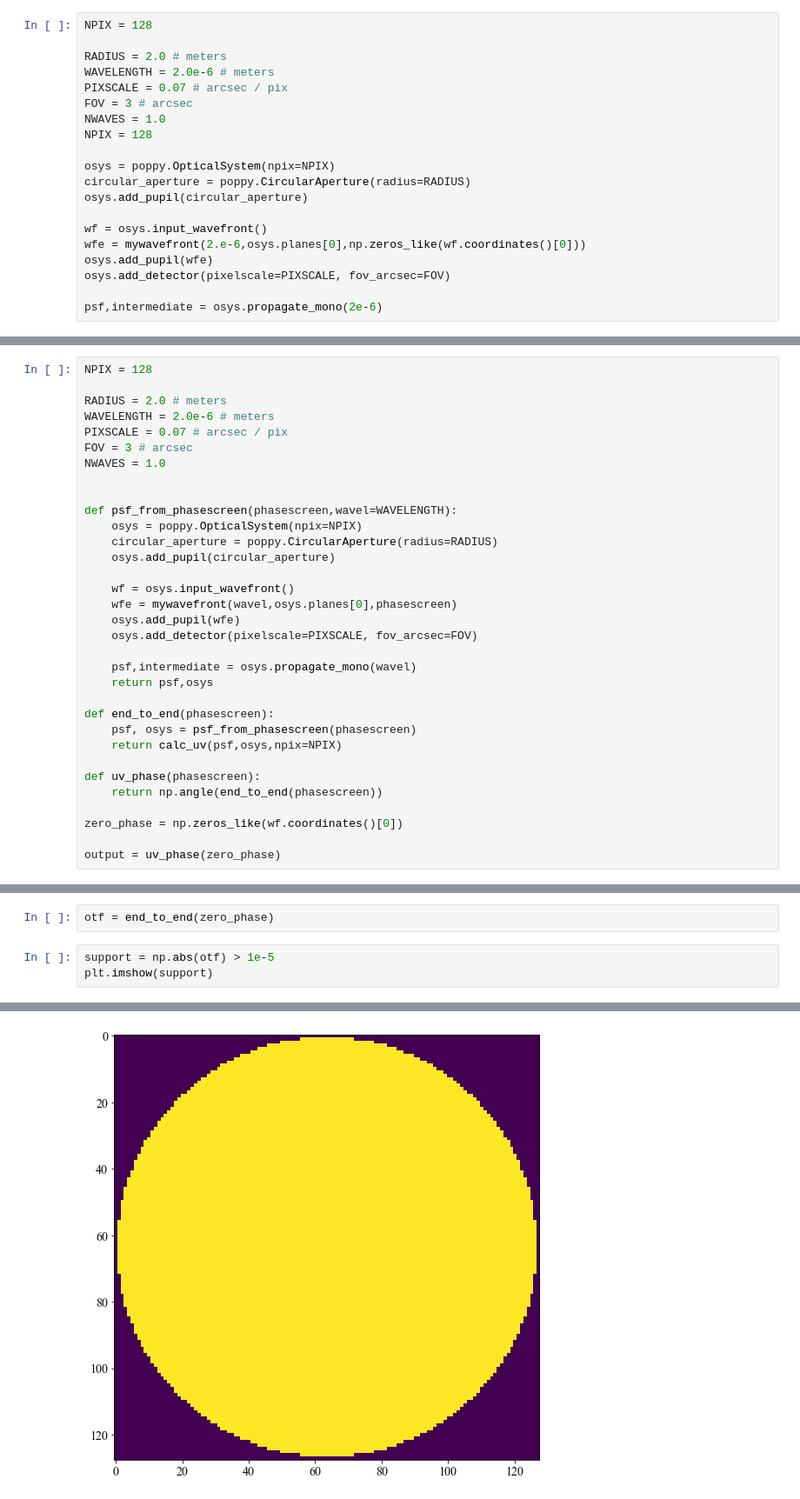
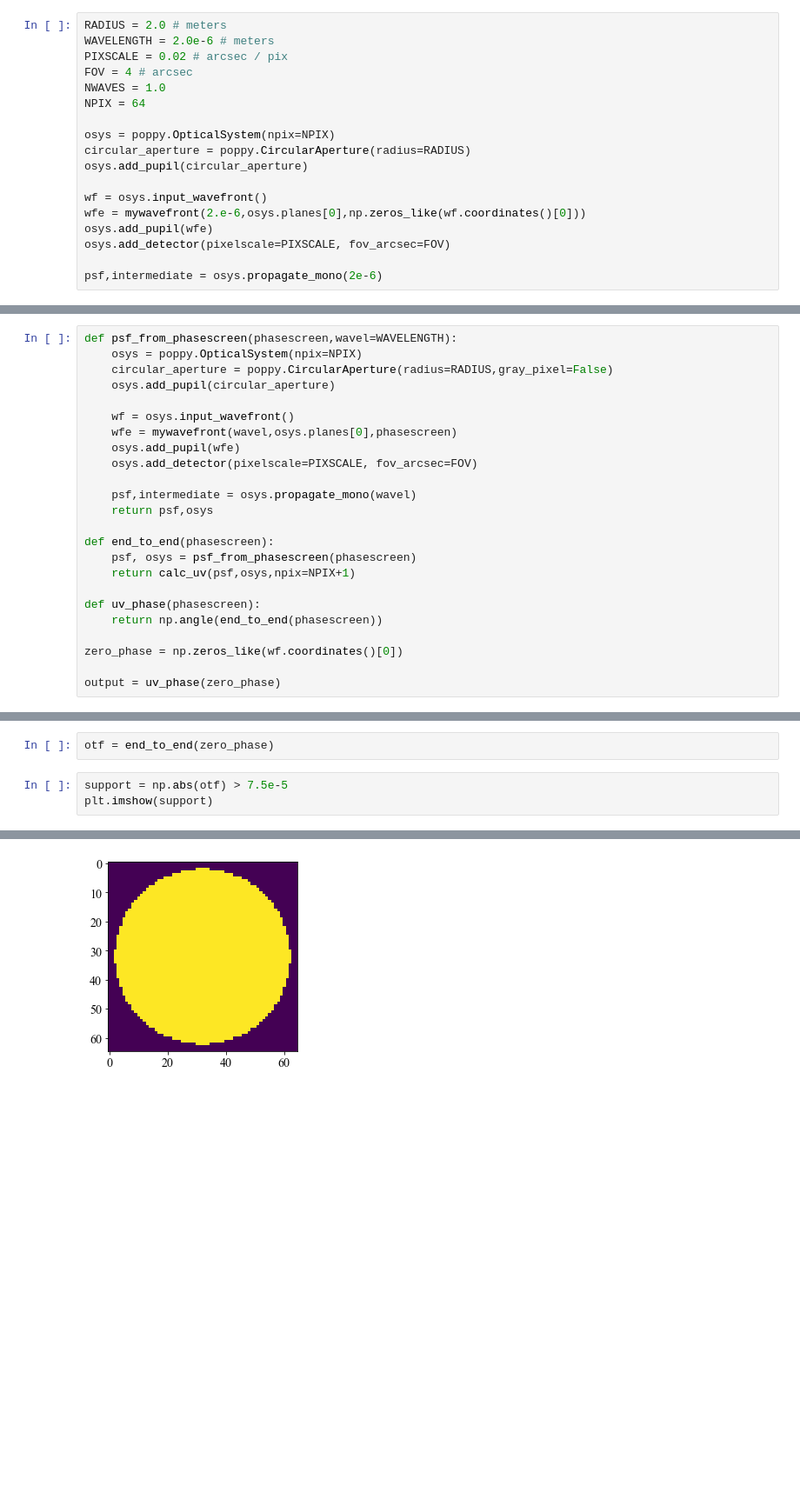
Before and after one commit to LouisDesdoigts/morphine, a Jupyter notebook: notebooks/morphine_uv.ipynb, the cells around one changed output, grey strips where cells are left out. Shown: that part at 87% size. Saved outputs shown, nothing was run; the diff lists cells and outputs as text; blank space fills up the shorter version.

```diff
--- a/notebooks/morphine_uv.ipynb
+++ b/notebooks/morphine_uv.ipynb
@@ -186,14 +186,12 @@ osys.planes[0].sample
 # %% [output]
 <bound method AnalyticOpticalElement.sample of <poppy.optics.CircularAperture object at 0x...>>
 # %%
-NPIX = 128
-
 RADIUS = 2.0 # meters
 WAVELENGTH = 2.0e-6 # meters
-PIXSCALE = 0.07 # arcsec / pix
-FOV = 3 # arcsec
+PIXSCALE = 0.02 # arcsec / pix
+FOV = 4 # arcsec
 NWAVES = 1.0
-NPIX = 128
+NPIX = 64
 
 osys = poppy.OpticalSystem(npix=NPIX)
 circular_aperture = poppy.CircularAperture(radius=RADIUS)
@@ -217,18 +215,9 @@ plt.imshow(psf.amplitude**0.5)
 # %% [markdown]
 ## Now let's try to autodiff this
 # %%
-NPIX = 128
-
-RADIUS = 2.0 # meters
-WAVELENGTH = 2.0e-6 # meters
-PIXSCALE = 0.07 # arcsec / pix
-FOV = 3 # arcsec
-NWAVES = 1.0
-
-
 def psf_from_phasescreen(phasescreen,wavel=WAVELENGTH):
     osys = poppy.OpticalSystem(npix=NPIX)
-    circular_aperture = poppy.CircularAperture(radius=RADIUS)
+    circular_aperture = poppy.CircularAperture(radius=RADIUS,gray_pixel=False)
     osys.add_pupil(circular_aperture)
 
     wf = osys.input_wavefront()
@@ -241,7 +230,7 @@ def psf_from_phasescreen(phasescreen,wavel=WAVELENGTH):
 
 def end_to_end(phasescreen):
     psf, osys = psf_from_phasescreen(phasescreen)
-    return calc_uv(psf,osys,npix=NPIX)
+    return calc_uv(psf,osys,npix=NPIX+1)
 
 def uv_phase(phasescreen):
     return np.angle(end_to_end(phasescreen))
@@ -280,8 +273,8 @@ print(toc-tic)
 # %%
 otf = end_to_end(zero_phase)
 # %%
-support = np.abs(otf) > 1e-5
+support = np.abs(otf) > 7.5e-5
 plt.imshow(support)
 # %% [output]
 <matplotlib.image.AxesImage at 0x...>
-[figure, old version]
+[figure, new version]
```
Also changed, not shown: parts of 30 cells of this notebook.
